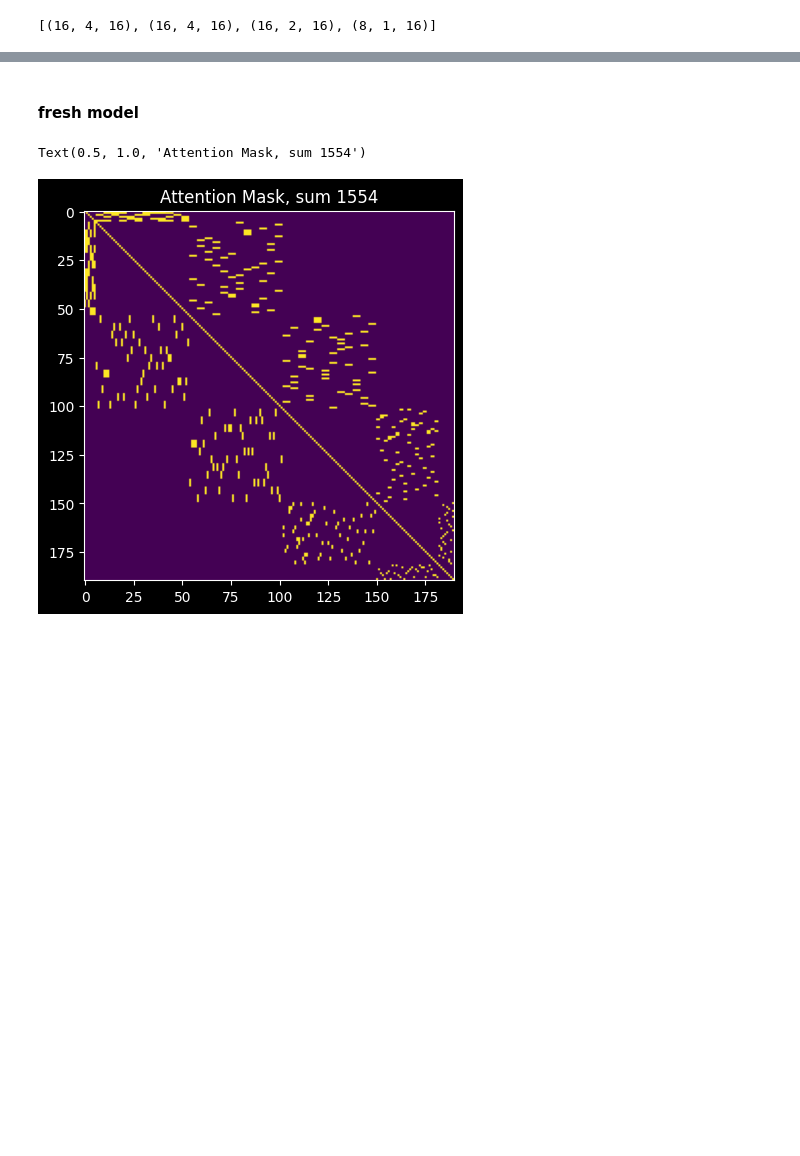
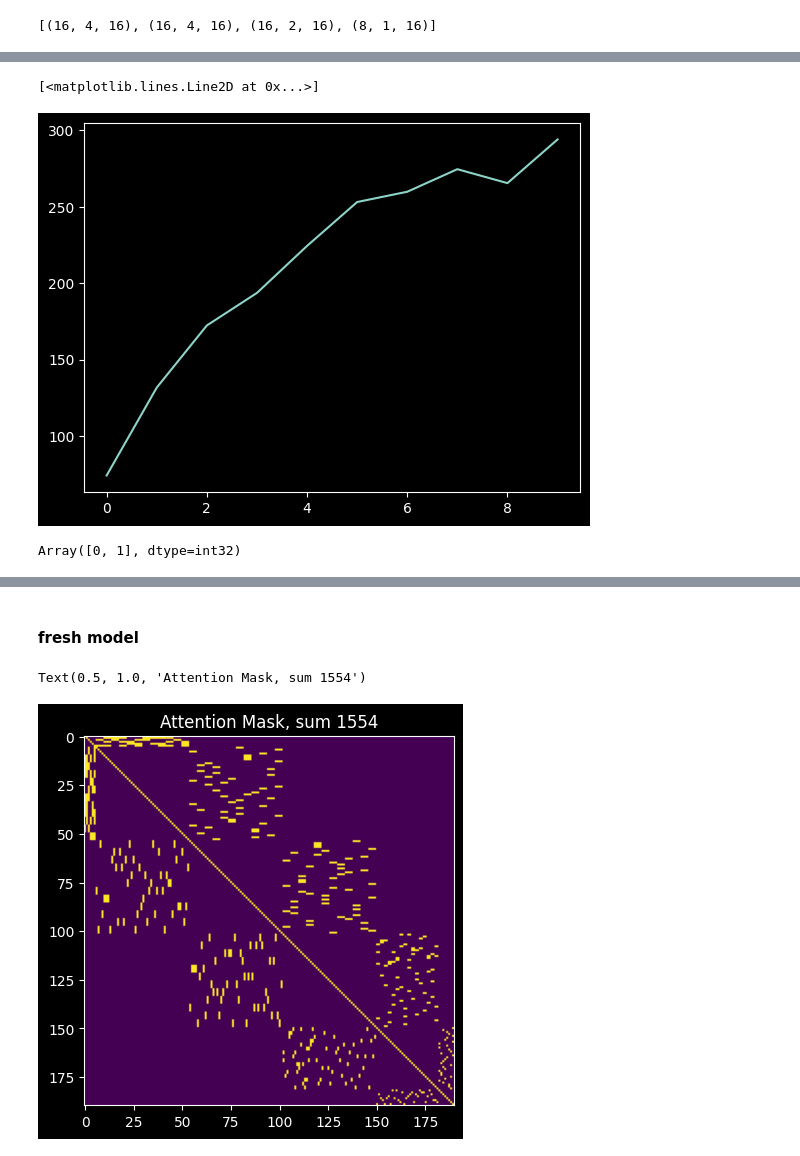
Before and after one commit to GabrielBena/boolean_nca_cc, a Jupyter notebook: random_boolean_nets.ipynb, the cells around one changed output, grey strips where cells are left out. Saved outputs shown, nothing was run; the diff lists cells and outputs as text; code cells hidden in the pictures; blank space fills up the shorter version.

```diff
--- a/random_boolean_nets.ipynb
+++ b/random_boolean_nets.ipynb
@@ -1322,0 +1430,9 @@ Array([0.4921875 , 0.5390625 , 0.5078125 , 0.55078125, 0.48632812,
+# %%
+plt.plot(avg_steps_resets)
+# %% [output]
+[<matplotlib.lines.Line2D at 0x...>]
+[figure, added]
+# %%
+jp.unique(pool.reset_counter)
+# %% [output]
+Array([0, 1], dtype=int32)
```
Also changed, not shown: parts of 28 cells of this notebook, 15 other files.
